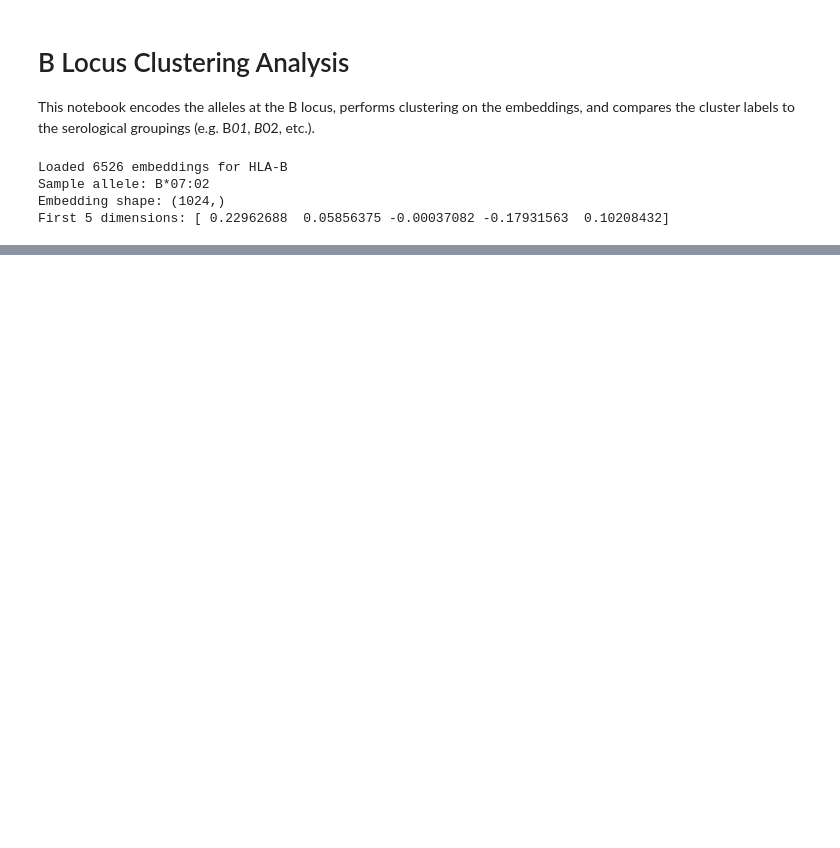
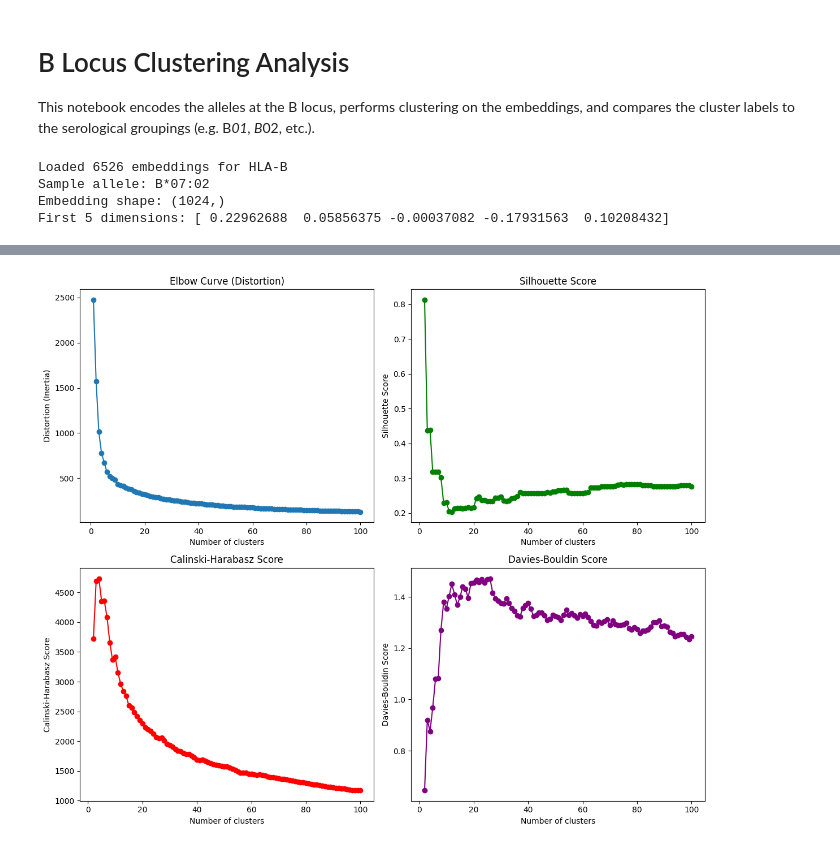
Before and after one commit to dakdemir-nmdp/hla-protbert, a Jupyter notebook: notebooks/b_locus_clustering.ipynb, the cells around one changed output, grey strips where cells are left out. Cells and saved outputs as stored; diff of their text form; code cells hidden in the pictures; blank space fills up the shorter version.

```diff
--- a/notebooks/b_locus_clustering.ipynb
+++ b/notebooks/b_locus_clustering.ipynb
@@ -104,0 +61,80 @@ Optimal number of clusters: 100
+# %%
+import numpy as np
+import matplotlib.pyplot as plt
+from sklearn.cluster import KMeans
+from sklearn.metrics import silhouette_score, calinski_harabasz_score, davies_bouldin_score
+
+def cluster_embeddings(embeddings, max_clusters=36):
+    # Convert embeddings to array
+    X = np.array(list(embeddings.values()))
+
+    distortions = []
+    silhouette_scores = []
+    calinski_scores = []
+    davies_scores = []
+
+    # Loop over possible number of clusters from 1 to max_clusters
+    for i in range(1, max_clusters+1):
+        kmeans = KMeans(n_clusters=i, random_state=0).fit(X)
+        distortions.append(kmeans.inertia_)
+        if i > 1:
+            labels = kmeans.labels_
+            silhouette = silhouette_score(X, labels)
+            calinski = calinski_harabasz_score(X, labels)
+            davies = davies_bouldin_score(X, labels)
+            silhouette_scores.append(silhouette)
+            calinski_scores.append(calinski)
+            davies_scores.append(davies)
+        else:
+            # For 1 cluster these metrics are undefined; insert NaN for alignment.
+            silhouette_scores.append(np.nan)
+            calinski_scores.append(np.nan)
+            davies_scores.append(np.nan)
+
+    cluster_range = range(1, max_clusters+1)
+    # Metrics computed for cluster counts from 2 to max_clusters (ignoring cluster==1 for non-inertia metrics)
+    cluster_range_metrics = range(2, max_clusters+1)
+
+    # Plot metrics in a grid of subplots
+    fig, axes = plt.subplots(2, 2, figsize=(12, 10))
+
+    # Elbow Curve (Distortion/Inertia)
+    axes[0, 0].plot(cluster_range, distortions, marker='o')
+    axes[0, 0].set_title('Elbow Curve (Distortion)')
+    axes[0, 0].set_xlabel('Number of clusters')
+    axes[0, 0].set_ylabel('Distortion (Inertia)')
+
+    # Silhouette Score
+    axes[0, 1].plot(cluster_range_metrics, silhouette_scores[1:], marker='o', color='green')
+    axes[0, 1].set_title('Silhouette Score')
+    axes[0, 1].set_xlabel('Number of clusters')
+    axes[0, 1].set_ylabel('Silhouette Score')
+
+    # Calinski-Harabasz Score
+    axes[1, 0].plot(cluster_range_metrics, calinski_scores[1:], marker='o', color='red')
+    axes[1, 0].set_title('Calinski-Harabasz Score')
+    axes[1, 0].set_xlabel('Number of clusters')
+    axes[1, 0].set_ylabel('Calinski-Harabasz Score')
+
+    # Davies-Bouldin Score (lower is better)
+    axes[1, 1].plot(cluster_range_metrics, davies_scores[1:], marker='o', color='purple')
+    axes[1, 1].set_title('Davies-Bouldin Score')
+    axes[1, 1].set_xlabel('Number of clusters')
+    axes[1, 1].set_ylabel('Davies-Bouldin Score')
+
+    plt.tight_layout()
+    plt.show()
+
+    # Select optimal number of clusters based on maximum silhouette score (skip cluster 1)
+    best_index = np.nanargmax(silhouette_scores[1:])
+    optimal_clusters = best_index + 2  # +2 accounts for starting at 2 clusters
+    print(f"Optimal number of clusters based on silhouette score: {optimal_clusters}")
+
+    # Fit and return KMeans with the optimal number of clusters
+    kmeans = KMeans(n_clusters=25, random_state=0).fit(X)
+    return kmeans
+
+# Cluster embeddings
+kmeans = cluster_embeddings(embeddings, max_clusters=100)
+# %% [output]
+[figure, added]
```
Also changed, not shown: parts of 8 cells of this notebook, 1 other file.
